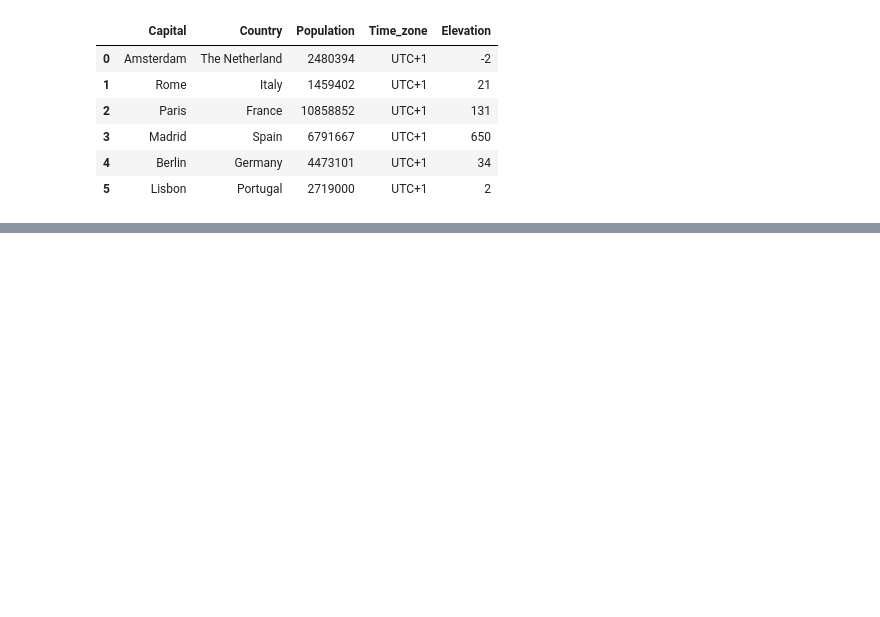
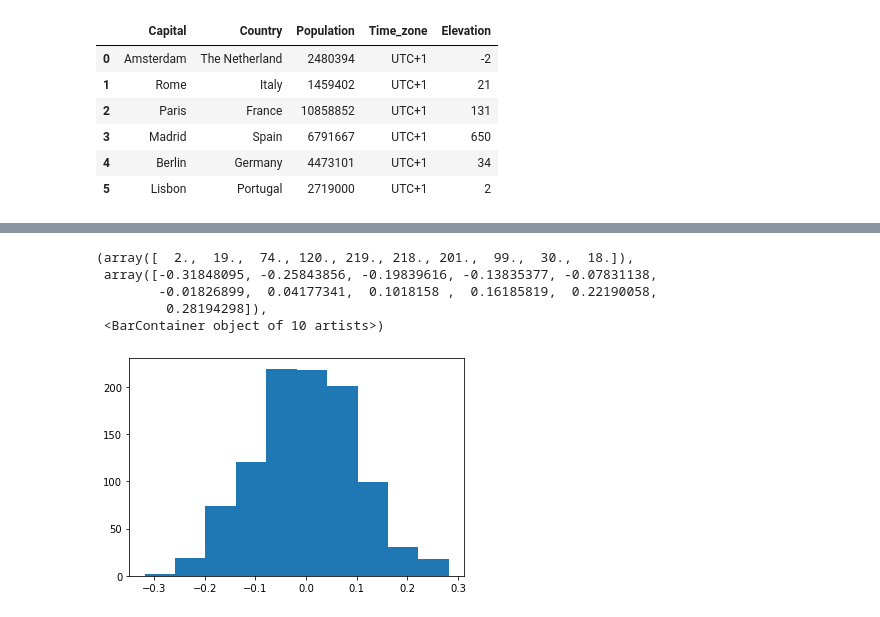
Before and after one commit to UtrechtUniversity/workshop-introduction-to-python, a Jupyter notebook: book/data-science-with-pandas-2.ipynb, the cells around one changed output, grey strips where cells are left out. Saved outputs shown, nothing was run; the diff lists cells and outputs as text; code cells hidden in the pictures; blank space fills up the shorter version.

```diff
--- a/book/data-science-with-pandas-2.ipynb
+++ b/book/data-science-with-pandas-2.ipynb
@@ -382,0 +396,9 @@ To better understand how join works, it may be useful to look at the diagrams be
+# %%
+plt.hist(sample_data)
+# %% [output]
+(array([  2.,  19.,  74., 120., 219., 218., 201.,  99.,  30.,  18.]),
+ array([-0.31848095, -0.25843856, -0.19839616, -0.13835377, -0.07831138,
+        -0.01826899,  0.04177341,  0.1018158 ,  0.16185819,  0.22190058,
+         0.28194298]),
+ <BarContainer object of 10 artists>)
+[figure, added]
```
Also changed, not shown: parts of 29 cells of this notebook, 4 other files.
